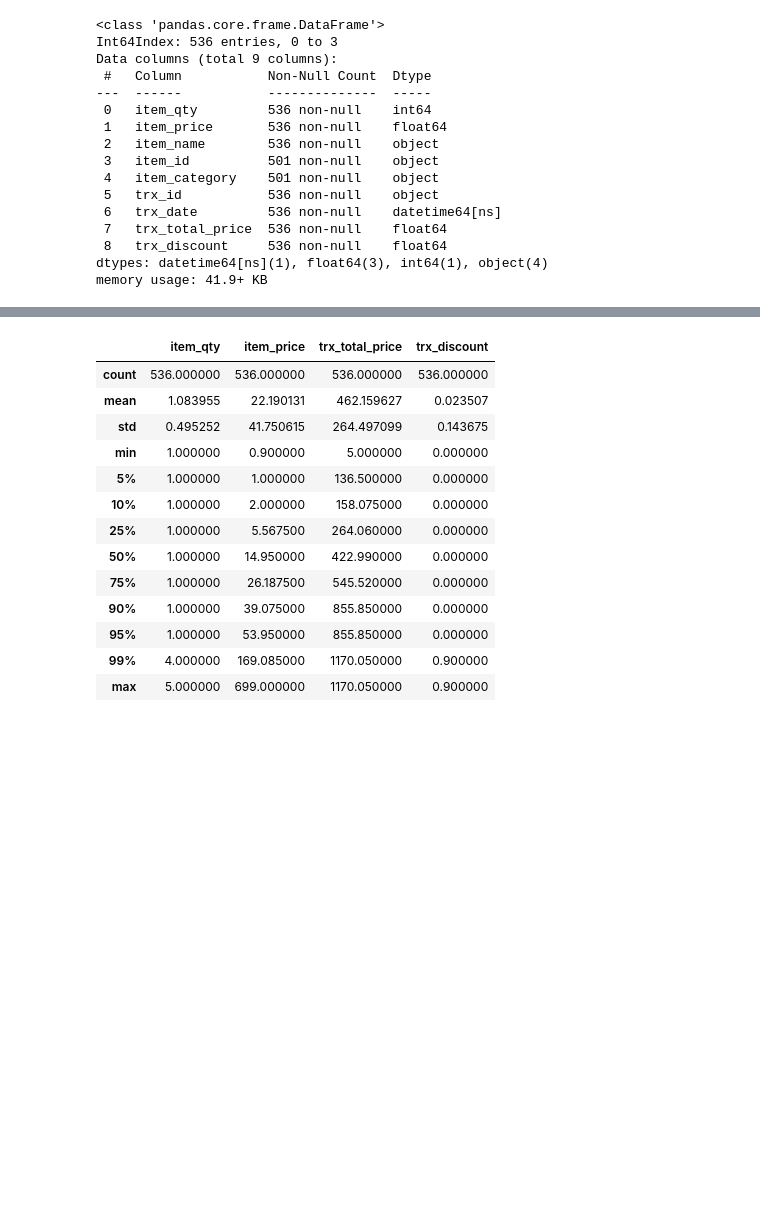
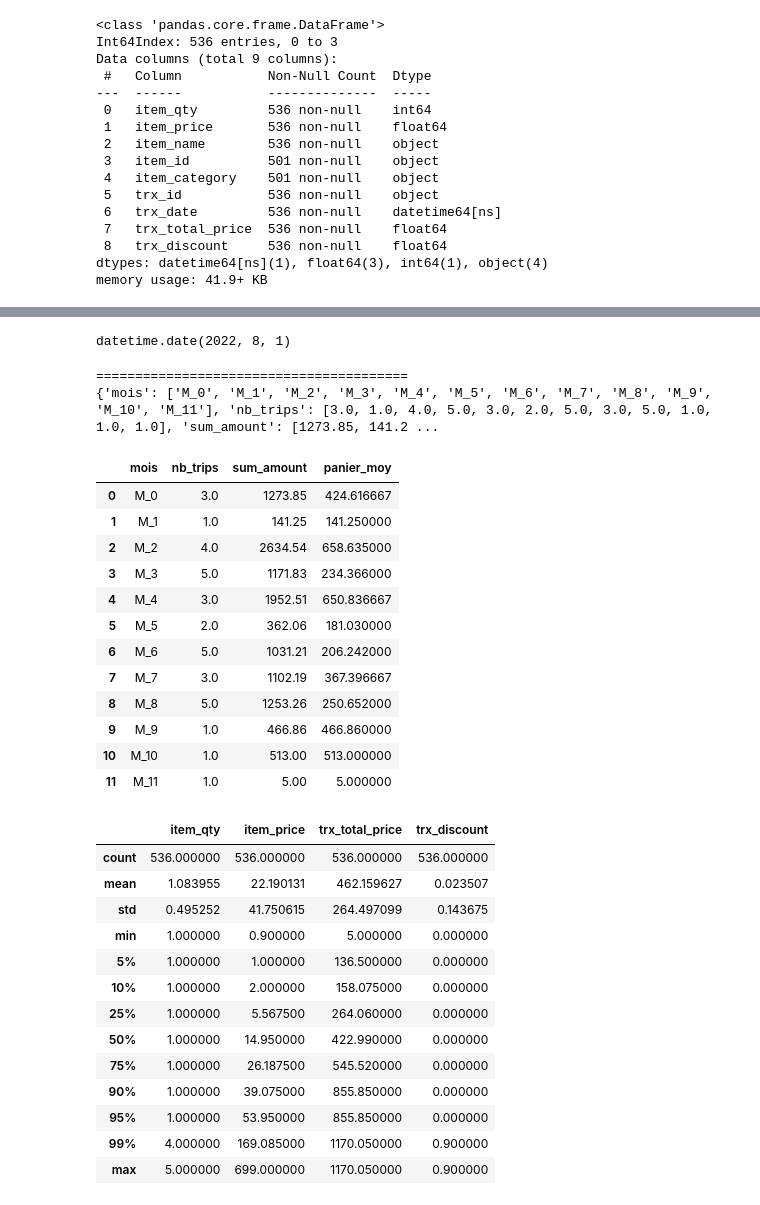
Before and after one commit to mmejdoubi/marjane_api, a Jupyter notebook: marjane_api_EDA.ipynb, the cells around one changed output, grey strips where cells are left out. Drawn from its saved outputs; the diff is of its cells as text; code cells hidden in the pictures; blank space fills up the shorter version.

```diff
--- a/marjane_api_EDA.ipynb
+++ b/marjane_api_EDA.ipynb
@@ -69,0 +127,4 @@ df.head(10)
+# %%
+REF_DATE
+# %% [output]
+datetime.date(2022, 8, 1)
@@ -69,0 +162,36 @@ df.head(10)
+# %%
+## loop over month
+
+monthly_spend_dict = {"mois":[],"nb_trips":[],"sum_amount":[]}
+
+for m in range(nb_months + 1):
+    m_amount, m_nb_trips = getMonthlyAmount(month = m)
+    monthly_spend_dict["mois"].append("M_"+str(m))
+    monthly_spend_dict["nb_trips"].append(m_nb_trips)
+    monthly_spend_dict["sum_amount"].append(m_amount)
+
+print("="*40)
+print(monthly_spend_dict)
+# %% [output]
+========================================
+{'mois': ['M_0', 'M_1', 'M_2', 'M_3', 'M_4', 'M_5', 'M_6', 'M_7', 'M_8', 'M_9', 'M_10', 'M_11'], 'nb_trips': [3.0, 1.0, 4.0, 5.0, 3.0, 2.0, 5.0, 3.0, 5.0, 1.0, 1.0, 1.0], 'sum_amount': [1273.85, 141.2 ...
+# %%
+## DF from dict
+
+df_test = pd.DataFrame.from_dict(monthly_spend_dict)
+df_test['panier_moy'] = df_test['sum_amount'] / df_test['nb_trips']
+df_test.head(len(df_test))
+# %% [output]
+|  | mois | nb_trips | sum_amount | panier_moy |
+| 0 | M_0 | 3.0 | 1273.85 | 424.616667 |
+| 1 | M_1 | 1.0 | 141.25 | 141.250000 |
+| 2 | M_2 | 4.0 | 2634.54 | 658.635000 |
+| 3 | M_3 | 5.0 | 1171.83 | 234.366000 |
+| 4 | M_4 | 3.0 | 1952.51 | 650.836667 |
+| 5 | M_5 | 2.0 | 362.06 | 181.030000 |
+| 6 | M_6 | 5.0 | 1031.21 | 206.242000 |
+| 7 | M_7 | 3.0 | 1102.19 | 367.396667 |
+| 8 | M_8 | 5.0 | 1253.26 | 250.652000 |
+| 9 | M_9 | 1.0 | 466.86 | 466.860000 |
+| 10 | M_10 | 1.0 | 513.00 | 513.000000 |
+| 11 | M_11 | 1.0 | 5.00 | 5.000000 |
```
Also changed, not shown: parts of 15 cells of this notebook, 1 other file.
